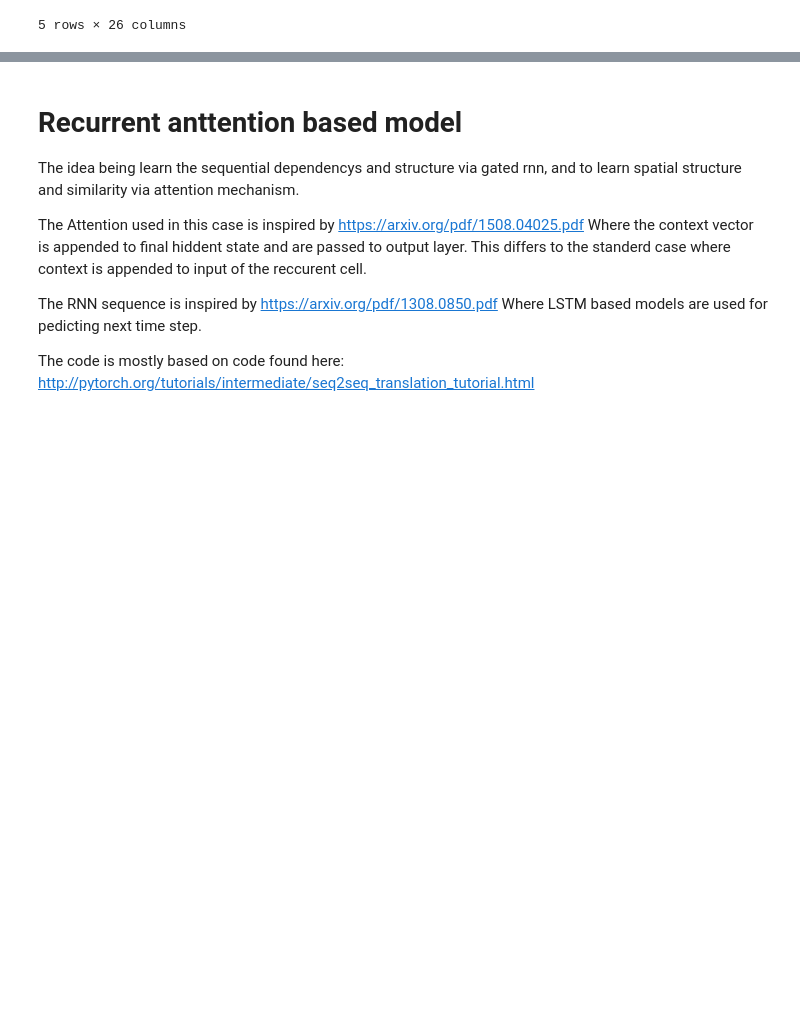
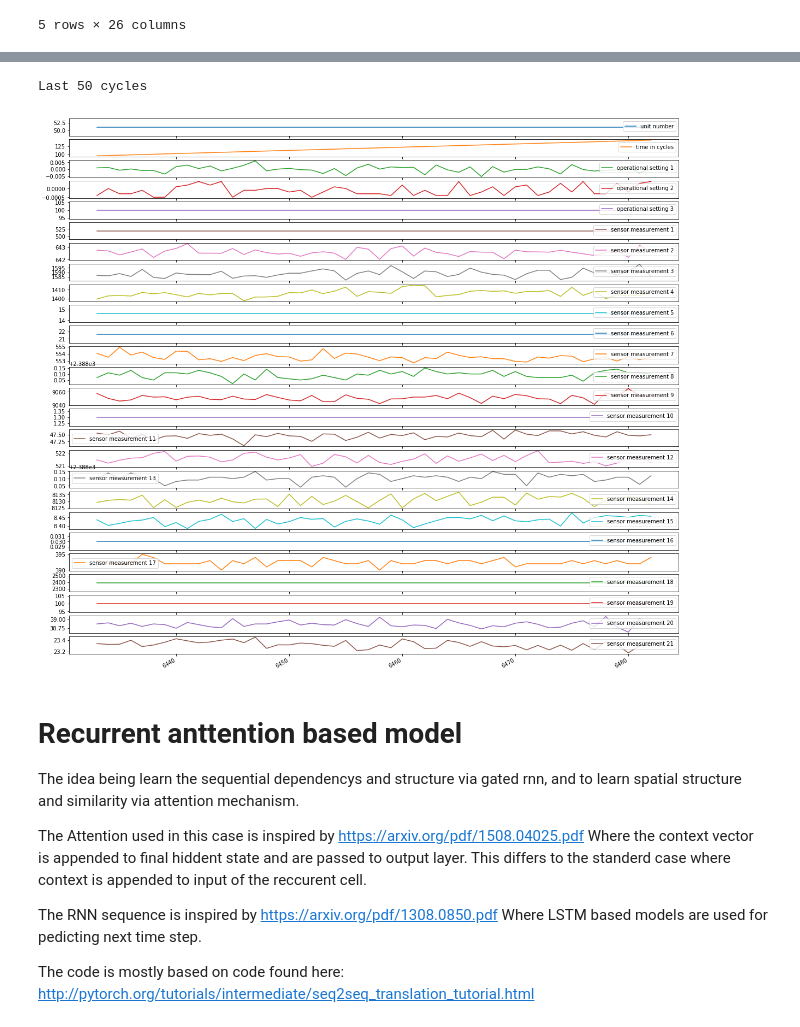
Before and after one commit to benMen87/annomaly_detection, a Jupyter notebook: wipro_seq_annomly_detection_nasa.ipynb, the cells around one changed output, grey strips where cells are left out. Cells and saved outputs as stored; diff of their text form; code cells hidden in the pictures; blank space fills up the shorter version.

```diff
--- a/wipro_seq_annomly_detection_nasa.ipynb
+++ b/wipro_seq_annomly_detection_nasa.ipynb
@@ -88,3 +102,11 @@ def get_train_test_data(df_train, df_test):
+# %%
+amount_of_cycles = df_test[(df_test['unit number'] == unit)]['time in cycles'].max()
+plot_example = df_test[(df_test['unit number'] == unit) &  (amount_of_cycles - window_sz < df_test['time in cycles']) ]
+print('Last 50 cycles')
+ax = plot_example.plot(subplots=True, sharex=True, figsize=(20,20))
+# %% [output]
+Last 50 cycles
+[figure, added]
 # %% [markdown]
 #  Recurrent anttention based model
 
```
Also changed, not shown: parts of 12 cells of this notebook.
